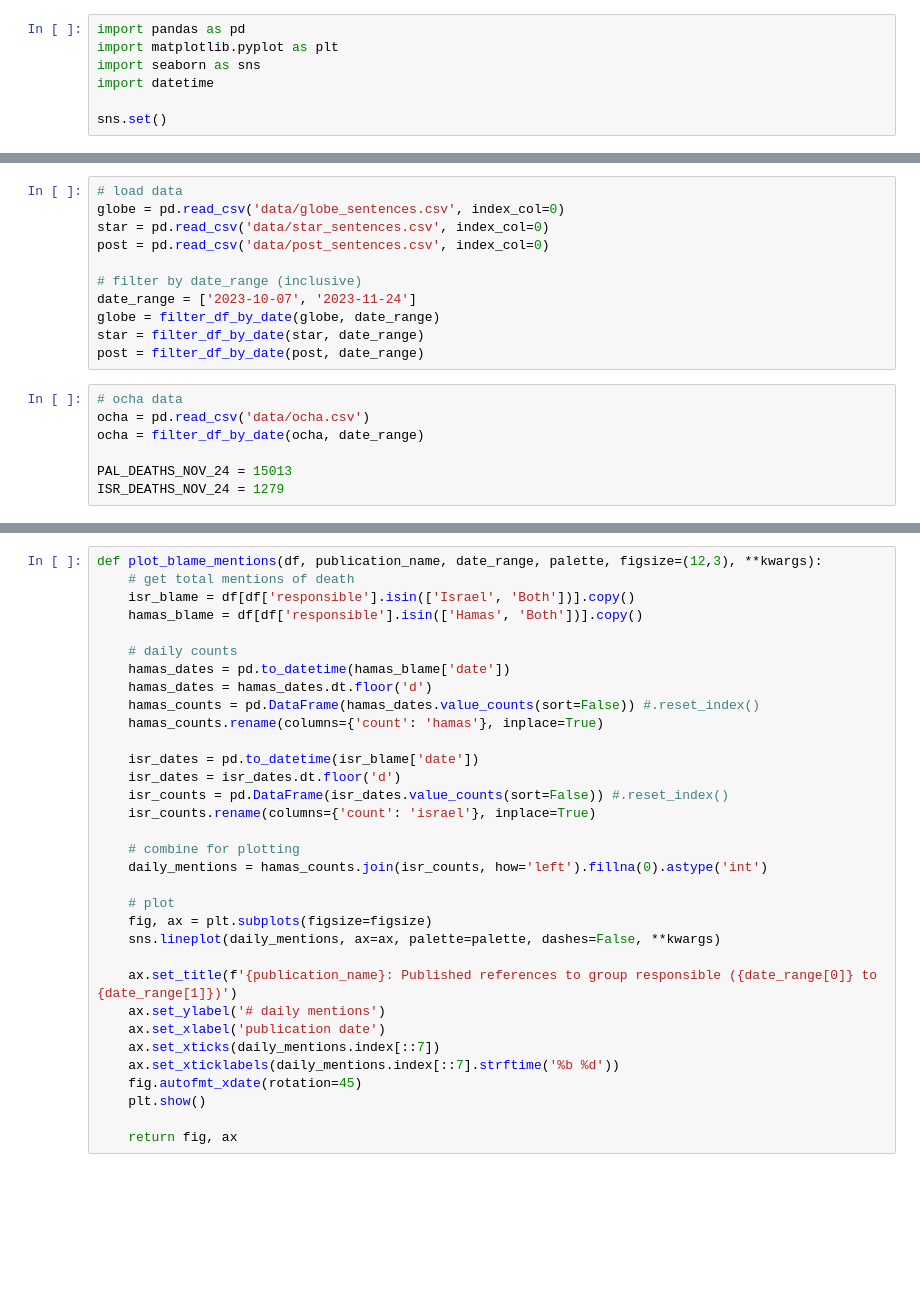
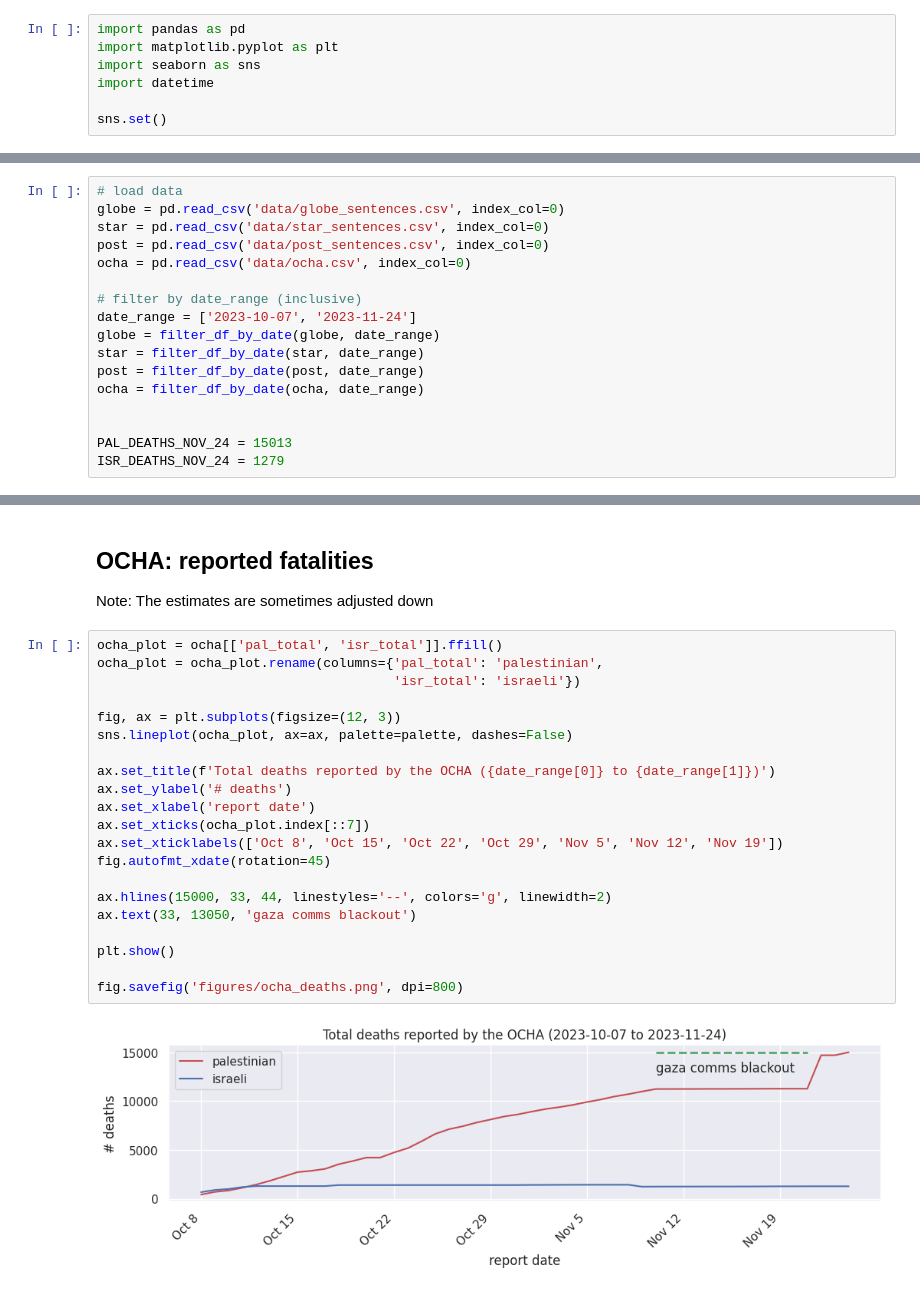
Before and after one commit to bncuthbert/breach-gaza-coverage, a Jupyter notebook: results.ipynb, the cells around one changed output, grey strips where cells are left out. Saved outputs shown, nothing was run; the diff lists cells and outputs as text; blank space fills up the shorter version.

```diff
--- a/results.ipynb
+++ b/results.ipynb
@@ -24,16 +105,15 @@ def filter_df_by_date(df, date_range):
 globe = pd.read_csv('data/globe_sentences.csv', index_col=0)
 star = pd.read_csv('data/star_sentences.csv', index_col=0)
 post = pd.read_csv('data/post_sentences.csv', index_col=0)
+ocha = pd.read_csv('data/ocha.csv', index_col=0)
 
 # filter by date_range (inclusive)
 date_range = ['2023-10-07', '2023-11-24']
 globe = filter_df_by_date(globe, date_range)
 star = filter_df_by_date(star, date_range)
 post = filter_df_by_date(post, date_range)
+ocha = filter_df_by_date(ocha, date_range)
+
+
+PAL_DEATHS_NOV_24 = 15013
+ISR_DEATHS_NOV_24 = 1279
-# %%
-# ocha data
-ocha = pd.read_csv('data/ocha.csv')
-ocha = filter_df_by_date(ocha, date_range)
-
-PAL_DEATHS_NOV_24 = 15013
-ISR_DEATHS_NOV_24 = 1279
@@ -110,33 +120,26 @@ def plot_death_mentions(df, publication_name, date_range, palette, figsize=(12,3
-# %%
-def plot_blame_mentions(df, publication_name, date_range, palette, figsize=(12,3), **kwargs):
-    # get total mentions of death
-    isr_blame = df[df['responsible'].isin(['Israel', 'Both'])].copy()
-    hamas_blame = df[df['responsible'].isin(['Hamas', 'Both'])].copy()
-
-    # daily counts
-    hamas_dates = pd.to_datetime(hamas_blame['date'])
-    hamas_dates = hamas_dates.dt.floor('d')
-    hamas_counts = pd.DataFrame(hamas_dates.value_counts(sort=False)) #.reset_index()
-    hamas_counts.rename(columns={'count': 'hamas'}, inplace=True)
-
-    isr_dates = pd.to_datetime(isr_blame['date'])
-    isr_dates = isr_dates.dt.floor('d')
-    isr_counts = pd.DataFrame(isr_dates.value_counts(sort=False)) #.reset_index()
-    isr_counts.rename(columns={'count': 'israel'}, inplace=True)
-
-    # combine for plotting
-    daily_mentions = hamas_counts.join(isr_counts, how='left').fillna(0).astype('int')
-
-    # plot
-    fig, ax = plt.subplots(figsize=figsize)
-    sns.lineplot(daily_mentions, ax=ax, palette=palette, dashes=False, **kwargs)
-
-    ax.set_title(f'{publication_name}: Published references to group responsible ({date_range[0]} to {date_range[1]})')
-    ax.set_ylabel('# daily mentions')
-    ax.set_xlabel('publication date')
-    ax.set_xticks(daily_mentions.index[::7])
-    ax.set_xticklabels(daily_mentions.index[::7].strftime('%b %d'))
-    fig.autofmt_xdate(rotation=45)
-    plt.show()
-
-    return fig, ax
+# %% [markdown]
+## OCHA: reported fatalities
+Note: The estimates are sometimes adjusted down
+# %%
+ocha_plot = ocha[['pal_total', 'isr_total']].ffill()
+ocha_plot = ocha_plot.rename(columns={'pal_total': 'palestinian',
+                                      'isr_total': 'israeli'})
+
+fig, ax = plt.subplots(figsize=(12, 3))
+sns.lineplot(ocha_plot, ax=ax, palette=palette, dashes=False)
+
+ax.set_title(f'Total deaths reported by the OCHA ({date_range[0]} to {date_range[1]})')
+ax.set_ylabel('# deaths')
+ax.set_xlabel('report date')
+ax.set_xticks(ocha_plot.index[::7])
+ax.set_xticklabels(['Oct 8', 'Oct 15', 'Oct 22', 'Oct 29', 'Nov 5', 'Nov 12', 'Nov 19'])
+fig.autofmt_xdate(rotation=45)
+
+ax.hlines(15000, 33, 44, linestyles='--', colors='g', linewidth=2)
+ax.text(33, 13050, 'gaza comms blackout')
+
+plt.show()
+
+fig.savefig('figures/ocha_deaths.png', dpi=800)
+# %% [output]
+[figure, added]
```
Also changed, not shown: parts of 18 cells of this notebook, 7 other files.
